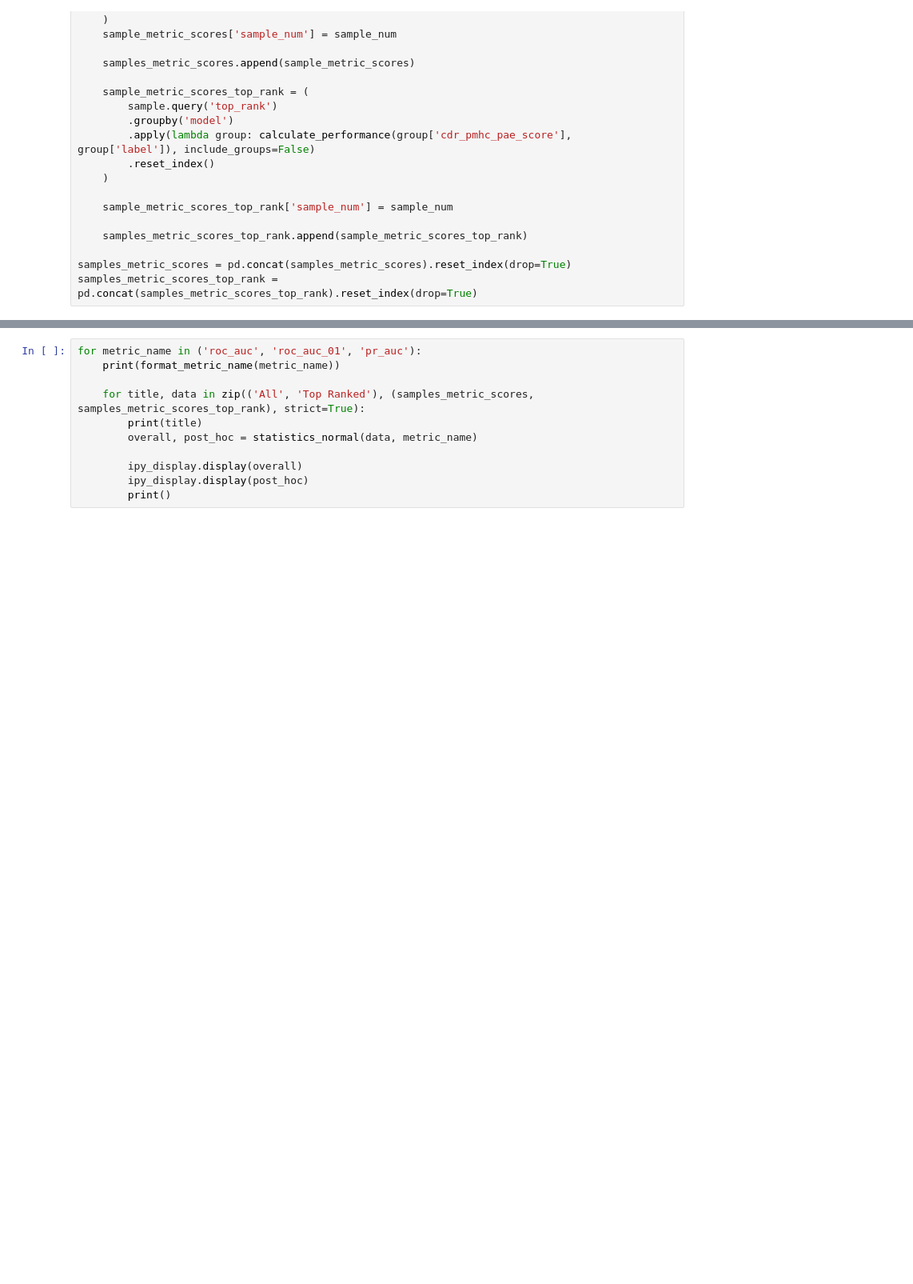
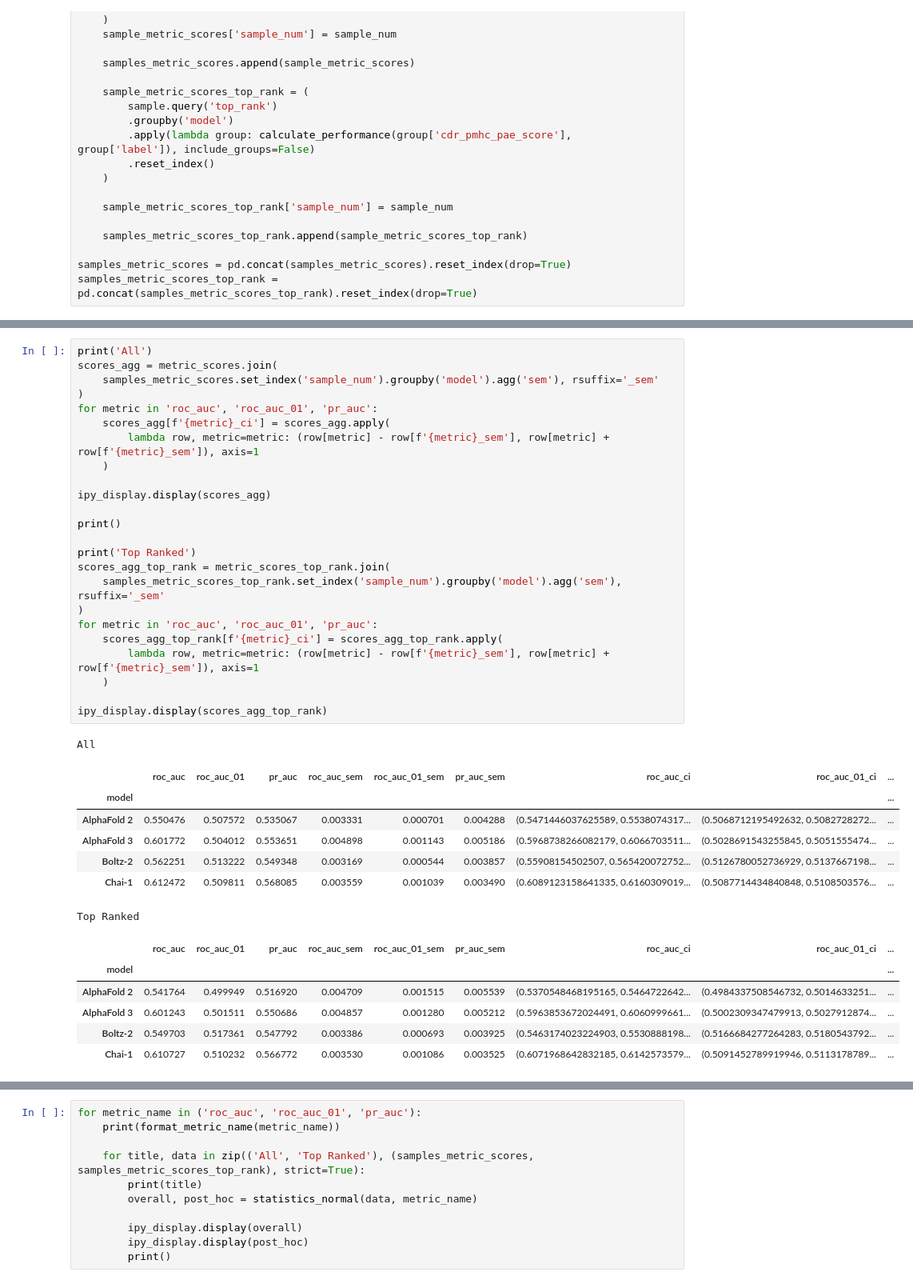
Before and after one commit to benjiemc/tcr-pmhc-predicted-structures, a Jupyter notebook: notebooks/benchmark_structure_prediction_methods.ipynb, the cells around one changed output, grey strips where cells are left out. Shown at 80% size. Drawn from its saved outputs; the diff is of its cells as text; blank space fills up the shorter version.

```diff
--- a/notebooks/benchmark_structure_prediction_methods.ipynb
+++ b/notebooks/benchmark_structure_prediction_methods.ipynb
@@ -178,0 +179,39 @@ for metric_name in ('roc_auc', 'roc_auc_01', 'pr_auc'):
+# %%
+print('All')
+scores_agg = metric_scores.join(
+    samples_metric_scores.set_index('sample_num').groupby('model').agg('sem'), rsuffix='_sem'
+)
+for metric in 'roc_auc', 'roc_auc_01', 'pr_auc':
+    scores_agg[f'{metric}_ci'] = scores_agg.apply(
+        lambda row, metric=metric: (row[metric] - row[f'{metric}_sem'], row[metric] + row[f'{metric}_sem']), axis=1
+    )
+
+ipy_display.display(scores_agg)
+
+print()
+
+print('Top Ranked')
+scores_agg_top_rank = metric_scores_top_rank.join(
+    samples_metric_scores_top_rank.set_index('sample_num').groupby('model').agg('sem'), rsuffix='_sem'
+)
+for metric in 'roc_auc', 'roc_auc_01', 'pr_auc':
+    scores_agg_top_rank[f'{metric}_ci'] = scores_agg_top_rank.apply(
+        lambda row, metric=metric: (row[metric] - row[f'{metric}_sem'], row[metric] + row[f'{metric}_sem']), axis=1
+    )
+
+ipy_display.display(scores_agg_top_rank)
+# %% [output]
+All
+|  | roc_auc | roc_auc_01 | pr_auc | roc_auc_sem | roc_auc_01_sem | pr_auc_sem | roc_auc_ci | roc_auc_01_ci | ... |
+| model |  |  |  |  |  |  |  |  | ... |
+| AlphaFold 2 | 0.550476 | 0.507572 | 0.535067 | 0.003331 | 0.000701 | 0.004288 | (0.5471446037625589, 0.5538074317... | (0.5068712195492632, 0.5082728272... | ... |
+| AlphaFold 3 | 0.601772 | 0.504012 | 0.553651 | 0.004898 | 0.001143 | 0.005186 | (0.5968738266082179, 0.6066703511... | (0.5028691543255845, 0.5051555474... | ... |
+| Boltz-2 | 0.562251 | 0.513222 | 0.549348 | 0.003169 | 0.000544 | 0.003857 | (0.55908154502507, 0.565420072752... | (0.5126780052736929, 0.5137667198... | ... |
+| Chai-1 | 0.612472 | 0.509811 | 0.568085 | 0.003559 | 0.001039 | 0.003490 | (0.6089123158641335, 0.6160309019... | (0.5087714434840848, 0.5108503576... | ... |
+Top Ranked
+|  | roc_auc | roc_auc_01 | pr_auc | roc_auc_sem | roc_auc_01_sem | pr_auc_sem | roc_auc_ci | roc_auc_01_ci | ... |
+| model |  |  |  |  |  |  |  |  | ... |
+| AlphaFold 2 | 0.541764 | 0.499949 | 0.516920 | 0.004709 | 0.001515 | 0.005539 | (0.5370548468195165, 0.5464722642... | (0.4984337508546732, 0.5014633251... | ... |
+| AlphaFold 3 | 0.601243 | 0.501511 | 0.550686 | 0.004857 | 0.001280 | 0.005212 | (0.5963853672024491, 0.6060999661... | (0.5002309347479913, 0.5027912874... | ... |
+| Boltz-2 | 0.549703 | 0.517361 | 0.547792 | 0.003386 | 0.000693 | 0.003925 | (0.5463174023224903, 0.5530888198... | (0.5166684277264283, 0.5180543792... | ... |
+| Chai-1 | 0.610727 | 0.510232 | 0.566772 | 0.003530 | 0.001086 | 0.003525 | (0.6071968642832185, 0.6142573579... | (0.5091452789919946, 0.5113178789... | ... |
```
Also changed, not shown: parts of 3 cells of this notebook, 3 other files.
